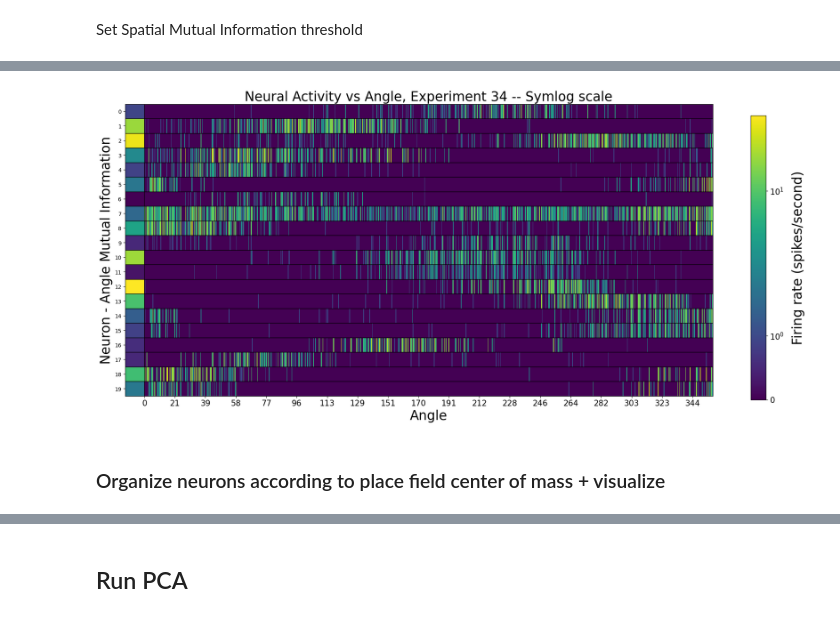
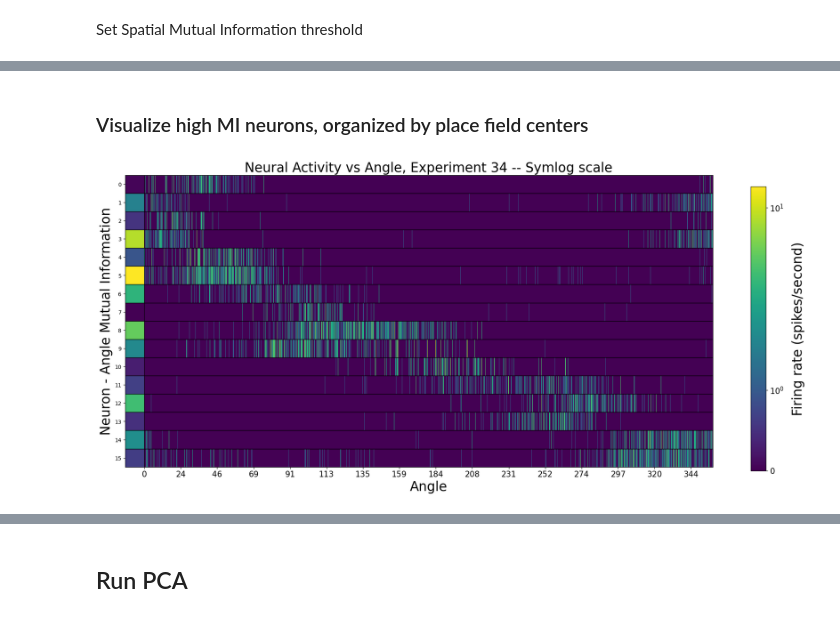
Before and after one commit to geometric-intelligence/neurometry, a Jupyter notebook: neuralgeom/notebooks/13_process_hippocampal_data.ipynb, the cells around one changed output, grey strips where cells are left out. Cells and saved outputs as stored; diff of their text form; code cells hidden in the pictures.

```diff
--- a/neuralgeom/notebooks/13_process_hippocampal_data.ipynb
+++ b/neuralgeom/notebooks/13_process_hippocampal_data.ipynb
@@ -276,9 +208,10 @@ plt.ylabel('Velocity (deg/s)')
 import neuralgeom.datasets.experimental as experimental
 
 expt_id = "34"
-timestep_microseconds = int(1e6)
+timestep_microsec = int(1e5)
+vel_threshold = 5
 
-neural_activity, labels = experimental.load_neural_activity(expt_id=expt_id, timestep_microsec=timestep_microseconds)
+neural_activity, labels = experimental.load_neural_activity(expt_id=expt_id, vel_threshold= vel_threshold, timestep_microsec=timestep_microsec)
 
 times_in_seconds = labels["times"]*1e-6
 angles = labels["angles"]
@@ -335,8 +245,0 @@ Apply threshold speed = 5 cm/s (place cell activity occurs when rat in motion)
-# %%
-neural_activity = neural_activity[labels["velocities"]>5]
-
-labels = labels[labels["velocities"]>5]
-print(f"There are {neural_activity.shape[0]} timesteps where the rat's speed was greater than 5 cm/s")
-
-times_in_seconds = labels["times"]*1e-6
-angles = labels["angles"]
@@ -527,0 +289,16 @@ Visualize PSAH for neurons with high spatial information
+# %%
+mi_threshold = 0.1
+
+mi_thresh_neural_activity = neural_activity[:,spatial_mutual_info_XY>mi_threshold]
+mi_thresh_spatial_mutual_info = spatial_mutual_info_XY[spatial_mutual_info_XY>mi_threshold]
+
+x_ticks = np.arange(0,len(spatial_mutual_info_XY))
+
+fig, axs = plt.subplots(figsize=(20,10))
+
+axs.bar(x_ticks, spatial_mutual_info_XY)
+axs.set_xlabel("Neuron index",fontsize=25)
+axs.set_ylabel("X + Y Spatial information score",fontsize=25)
+axs.axhline(mi_threshold, color='red', lw=2, linestyle='--',label="MI threshold");
+
+print(f"there are {len(mi_thresh_spatial_mutual_info)} neurons with spatial information above {mi_threshold}")
@@ -528,10 +308,16 @@ Visualize PSAH for neurons with high spatial information
+# %% [markdown]
+### Visualize high MI neurons, organized by place field centers
 # %%
 sort = np.argsort(angles)
 sorted_angles = np.array(angles)[sort]
 sorted_mi_thresh_neural_activity = mi_thresh_neural_activity[sort, :]
 
-viz.plot_activity_with_mi(expt_id=expt_id,name="Angle",neural_activity=sorted_mi_thresh_neural_activity,task_variable=sorted_angles,mutual_info=mi_thresh_spatial_mutual_info)
+center_of_mass, center_of_mass_indices = experimental.get_place_field_centers(sorted_mi_thresh_neural_activity, sorted_angles)
+com_sort = np.argsort(center_of_mass_indices)
+
+organized_neural_activity = sorted_mi_thresh_neural_activity[:,com_sort]
+organized_spatial_mutual_info = mi_thresh_spatial_mutual_info[com_sort]
+
+viz.plot_activity_with_mi(expt_id=expt_id,name="Angle",neural_activity=organized_neural_activity,task_variable=sorted_angles,mutual_info=organized_spatial_mutual_info)
 # %% [output]
-[figure, old version]
+[figure, new version]
-# %% [markdown]
-### Organize neurons according to place field center of mass + visualize
```
Also changed, not shown: parts of 83 cells of this notebook, 2 other files.
